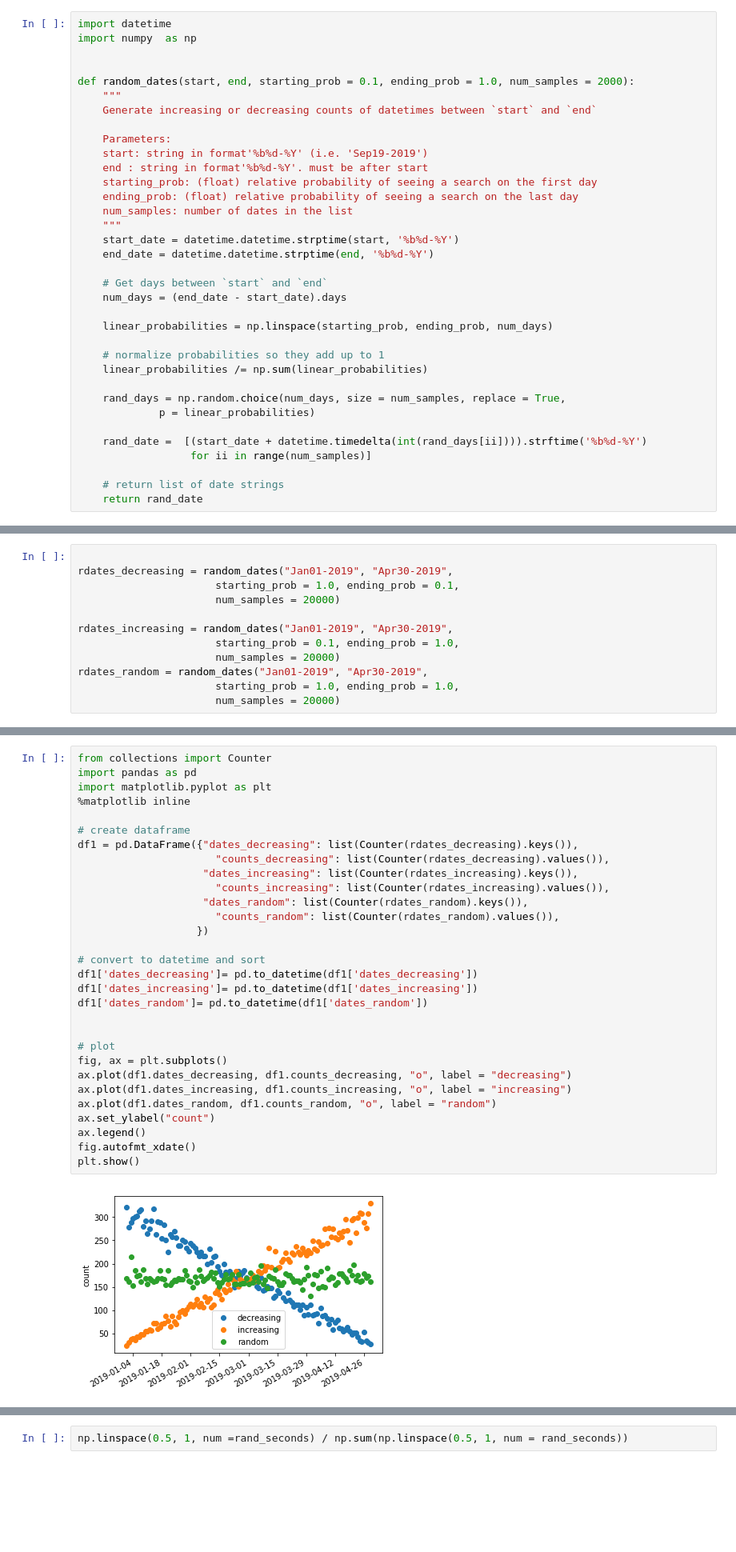
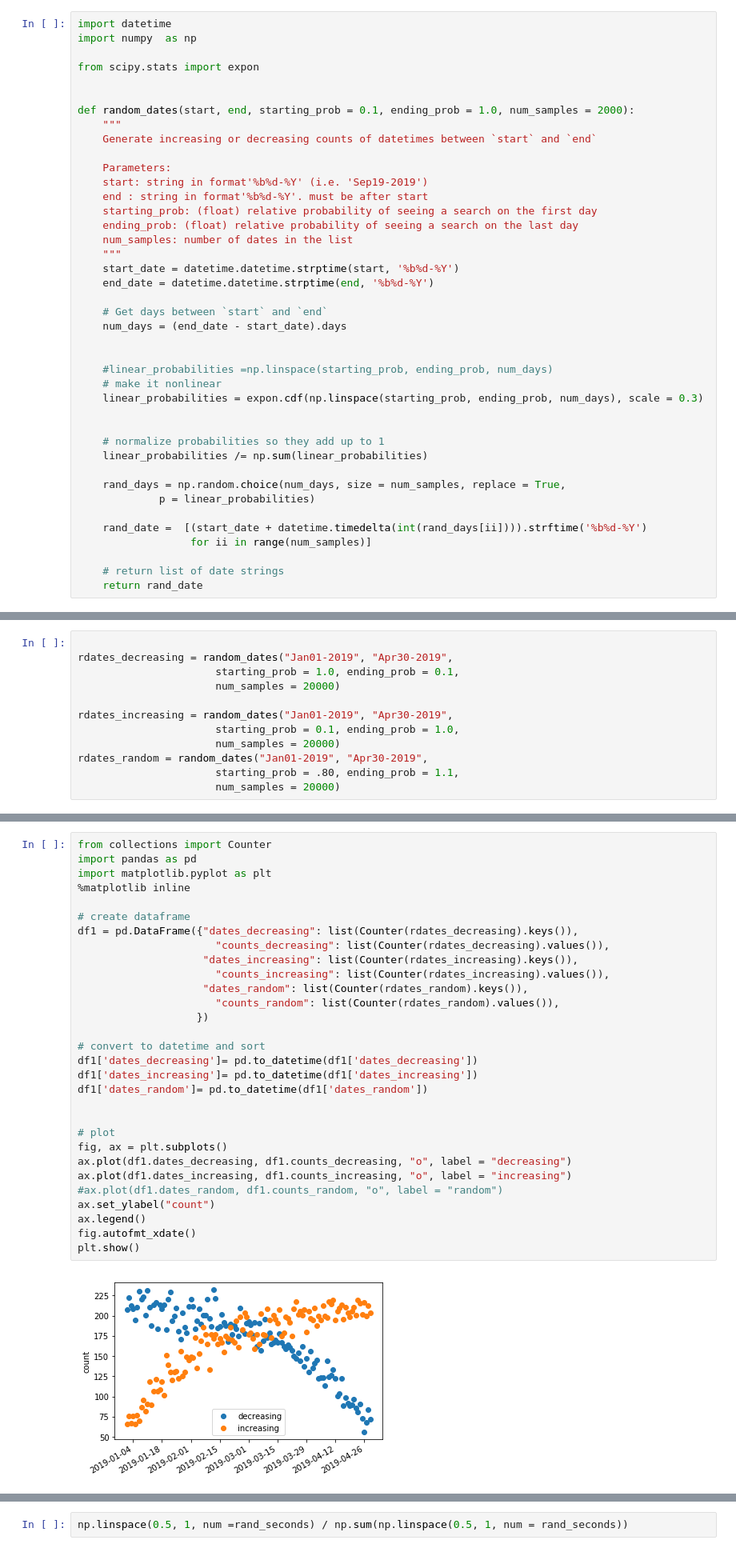
Before and after one commit to callinSwitzer/GarbageCollector, a Jupyter notebook: Untitled4.ipynb, the cells around one changed output, grey strips where cells are left out. Shown at 80% size. Cells and saved outputs as stored; diff of their text form; blank space fills up the shorter version.

```diff
--- a/Untitled4.ipynb
+++ b/Untitled4.ipynb
@@ -1,6 +1,8 @@
 # %%
 import datetime
 import numpy  as np
+
+from scipy.stats import expon
 
 
 def random_dates(start, end, starting_prob = 0.1, ending_prob = 1.0, num_samples = 2000):
@@ -20,7 +22,11 @@ def random_dates(start, end, starting_prob = 0.1, ending_prob = 1.0, num_samples
     # Get days between `start` and `end`
     num_days = (end_date - start_date).days
 
-    linear_probabilities = np.linspace(starting_prob, ending_prob, num_days)
+
+    #linear_probabilities =np.linspace(starting_prob, ending_prob, num_days)
+    # make it nonlinear
+    linear_probabilities = expon.cdf(np.linspace(starting_prob, ending_prob, num_days), scale = 0.3)
+
 
     # normalize probabilities so they add up to 1
     linear_probabilities /= np.sum(linear_probabilities)
@@ -51,5 +73,5 @@ rdates_increasing = random_dates("Jan01-2019", "Apr30-2019",
                       starting_prob = 0.1, ending_prob = 1.0,
                       num_samples = 20000)
 rdates_random = random_dates("Jan01-2019", "Apr30-2019",
-                      starting_prob = 1.0, ending_prob = 1.0,
+                      starting_prob = .80, ending_prob = 1.1,
                       num_samples = 20000)
@@ -56,35 +86,35 @@ rdates_random = random_dates("Jan01-2019", "Apr30-2019",
 # %%
 from collections import Counter
 import pandas as pd
 import matplotlib.pyplot as plt
 %matplotlib inline
 
 # create dataframe
 df1 = pd.DataFrame({"dates_decreasing": list(Counter(rdates_decreasing).keys()),
                       "counts_decreasing": list(Counter(rdates_decreasing).values()),
                     "dates_increasing": list(Counter(rdates_increasing).keys()),
                       "counts_increasing": list(Counter(rdates_increasing).values()),
                     "dates_random": list(Counter(rdates_random).keys()),
                       "counts_random": list(Counter(rdates_random).values()),
                    })
 
 # convert to datetime and sort
 df1['dates_decreasing']= pd.to_datetime(df1['dates_decreasing'])
 df1['dates_increasing']= pd.to_datetime(df1['dates_increasing'])
 df1['dates_random']= pd.to_datetime(df1['dates_random'])
 
 
 # plot
 fig, ax = plt.subplots()
 ax.plot(df1.dates_decreasing, df1.counts_decreasing, "o", label = "decreasing")
 ax.plot(df1.dates_increasing, df1.counts_increasing, "o", label = "increasing")
-ax.plot(df1.dates_random, df1.counts_random, "o", label = "random")
+#ax.plot(df1.dates_random, df1.counts_random, "o", label = "random")
 ax.set_ylabel("count")
 ax.legend()
 fig.autofmt_xdate()
 plt.show()
 # %% [output]
-[figure, old version]
+[figure, new version]
 # %%
 pd.DataFrame({'dates_decreasing': rdates_decreasing,
               'dates_increasing': rdates_increasing,
```
Also changed, not shown: parts of 42 cells of this notebook, 5 other files.
